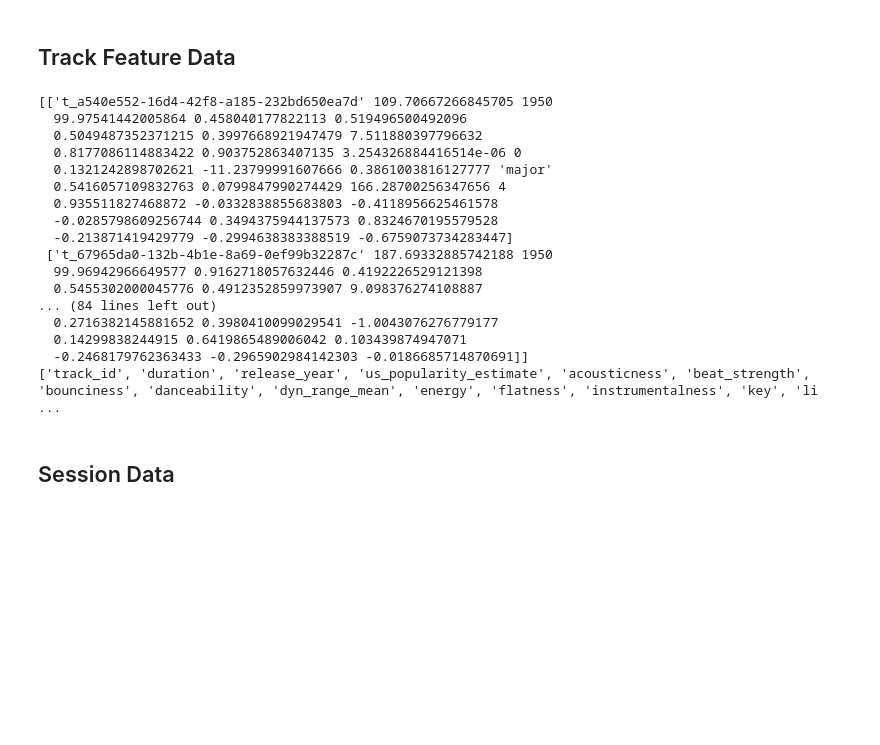
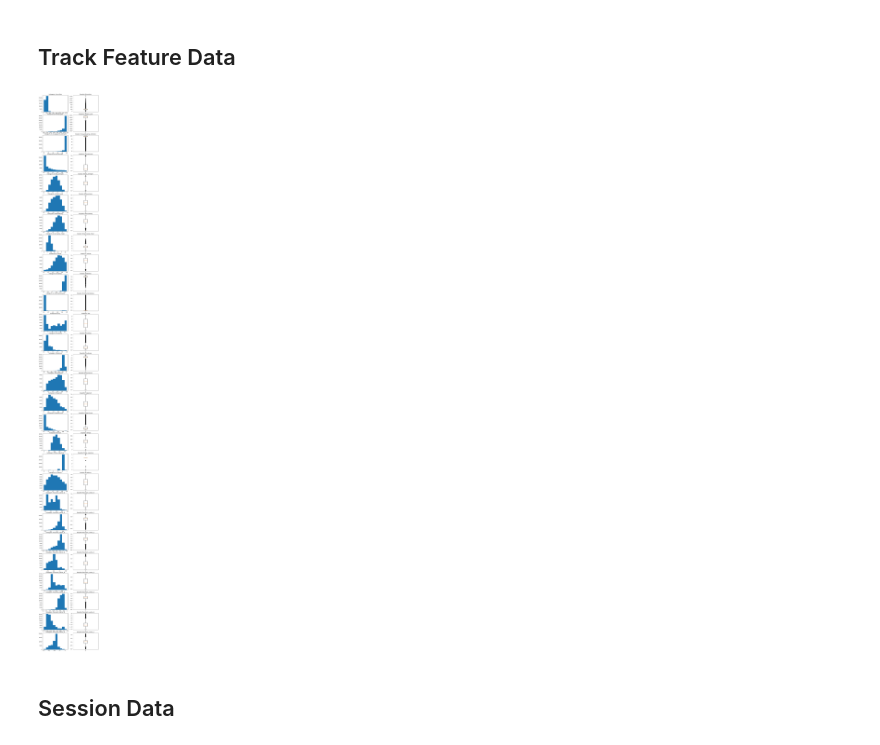
Before and after one commit to JasmijnB/skip-prediction, a Jupyter notebook: explore_data.ipynb, the cells around one changed output. Saved outputs shown, nothing was run; the diff lists cells and outputs as text; code cells hidden in the pictures; blank space fills up the shorter version.

```diff
--- a/explore_data.ipynb
+++ b/explore_data.ipynb
@@ -6,37 +9,28 @@ import pandas as pd
-# %%
-X_PATH = 'data/preprocessed_data/X.csv'
-Y_PATH = 'data/preprocessed_data/y.csv'
-
-TF_PATH = 'data/track_features/tf_mini.csv'
-SESSION_PATH = 'data/training_set/log_mini.csv'
 # %% [markdown]
 ## Track Feature Data
-# %%
-tf_data = pd.read_csv(TF_PATH)
-
-labels = tf_data.columns.tolist()
-
-tf = tf_data.to_numpy()
-
-print(tf[:11])
-print(labels)
-# %% [output]
-[['t_a540e552-16d4-42f8-a185-232bd650ea7d' 109.70667266845705 1950
-  99.97541442005864 0.458040177822113 0.519496500492096
-  0.5049487352371215 0.3997668921947479 7.511880397796632
-  0.8177086114883422 0.903752863407135 3.254326884416514e-06 0
-  0.1321242898702621 -11.23799991607666 0.3861003816127777 'major'
-  0.5416057109832763 0.0799847990274429 166.28700256347656 4
-  0.935511827468872 -0.0332838855683803 -0.4118956625461578
-  -0.0285798609256744 0.3494375944137573 0.8324670195579528
-  -0.213871419429779 -0.2994638383388519 -0.6759073734283447]
- ['t_67965da0-132b-4b1e-8a69-0ef99b32287c' 187.69332885742188 1950
-  99.96942966649577 0.9162718057632446 0.4192226529121398
-  0.5455302000045776 0.4912352859973907 9.098376274108887
-... (84 lines left out)
-  0.2716382145881652 0.3980410099029541 -1.0043076276779177
-  0.14299838244915 0.6419865489006042 0.103439874947071
-  -0.2468179762363433 -0.2965902984142303 -0.0186685714870691]]
-['track_id', 'duration', 'release_year', 'us_popularity_estimate', 'acousticness', 'beat_strength', 'bounciness', 'danceability', 'dyn_range_mean', 'energy', 'flatness', 'instrumentalness', 'key', 'li ...
+# %%
+tf_data = pd.read_csv(TF_PATH)
+
+labels = tf_data.columns.tolist()
+
+tf = tf_data.to_numpy()
+
+num_columns = []
+# get the numeric columns
+for i, value in enumerate(tf[0]):
+    if isinstance(value, numbers.Real):
+        num_columns.append(i)
+
+f, axes = plt.subplots(len(num_columns), 2, figsize=(10, 100))
+for i, i_column in enumerate(num_columns):
+    axes[i, 0].set_title(f'histogram of {labels[i_column]}')
+    axes[i, 0].hist(tf[:, i_column])
+
+    axes[i, 1].set_title(f'boxplot of {labels[i_column]}')
+    axes[i, 1].boxplot(tf[:, i_column])
+
+plt.show()
+# %% [output]
+[figure, added]
 # %% [markdown]
 ## Session Data
```
Also changed, not shown: parts of 4 cells of this notebook, 14 other files.
